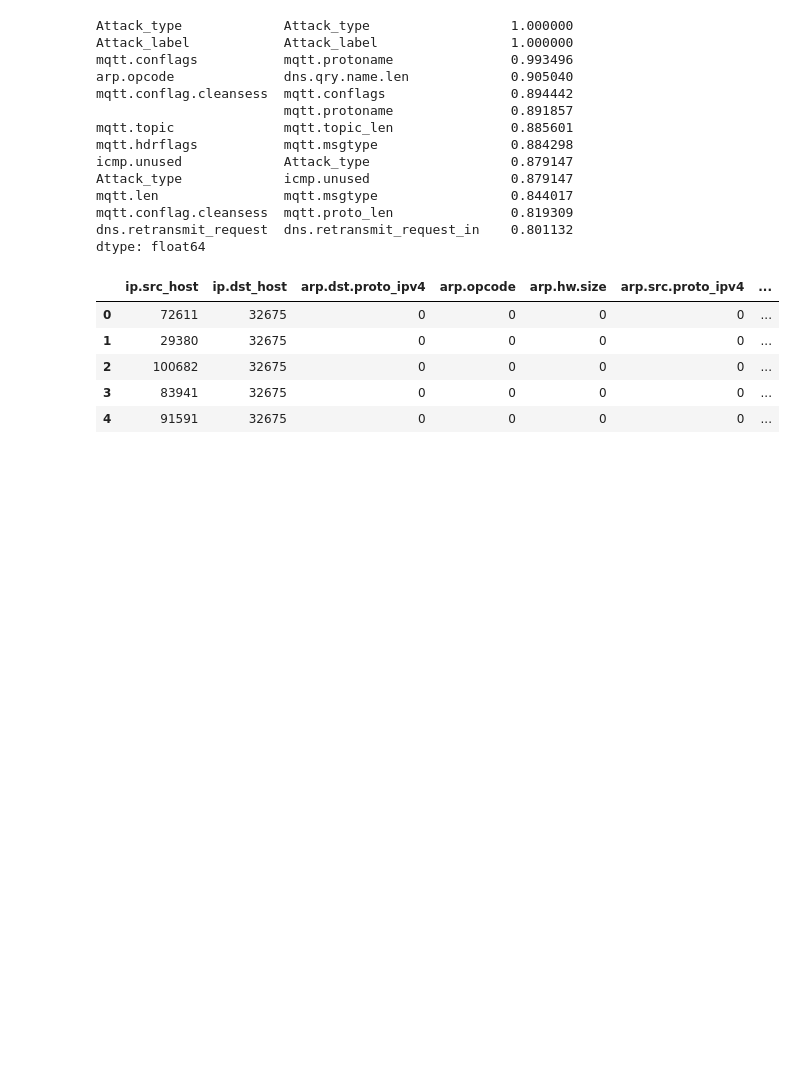
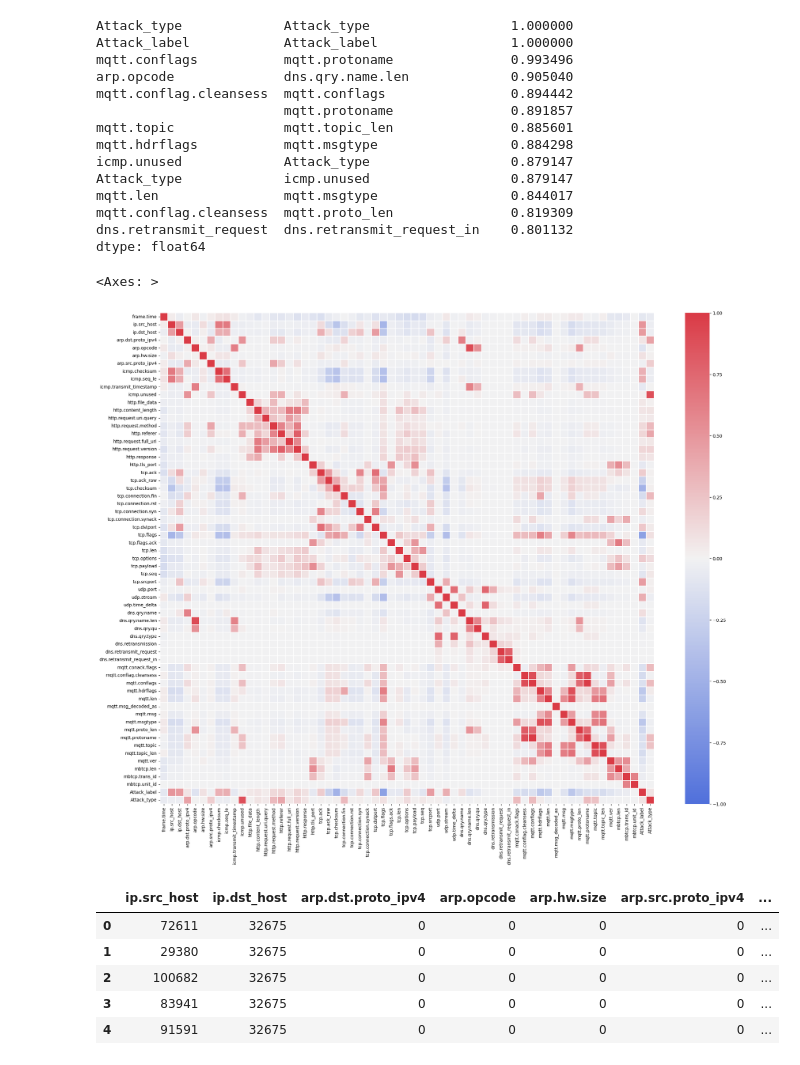
Before and after one commit to douniagh/MyApplication-, a Jupyter notebook: Training4.ipynb, the cells around one changed output. Drawn from its saved outputs; the diff is of its cells as text; code cells hidden in the pictures; blank space fills up the shorter version.

```diff
--- a/Training4.ipynb
+++ b/Training4.ipynb
@@ -201,6 +201,12 @@ mqtt.len                mqtt.msgtype                 0.844017
 mqtt.conflag.cleansess  mqtt.proto_len               0.819309
 dns.retransmit_request  dns.retransmit_request_in    0.801132
 dtype: float64
+# %%
+plt.figure(figsize=(25, 20))
+sns.heatmap(corr, vmin=-1, vmax=1, center=0,xticklabels=corr.columns, yticklabels=corr.columns, linewidths=0.1, cmap=sns.diverging_palette(620, 10, as_cmap=True))
+# %% [output]
+<Axes: >
+[figure, added]
 # %%
 # finding the attributes which have less than 0.5 correlation with encoded attack label attribute
 corr= df.corr()
```
